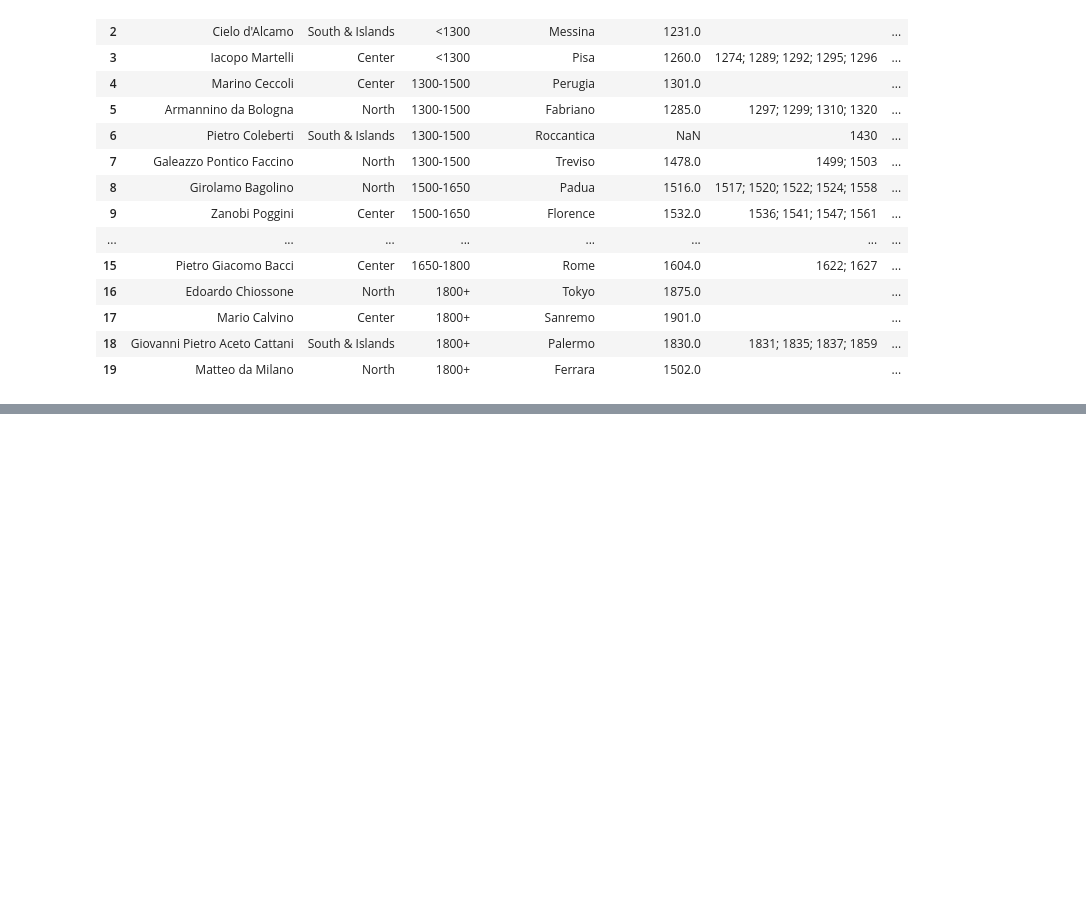
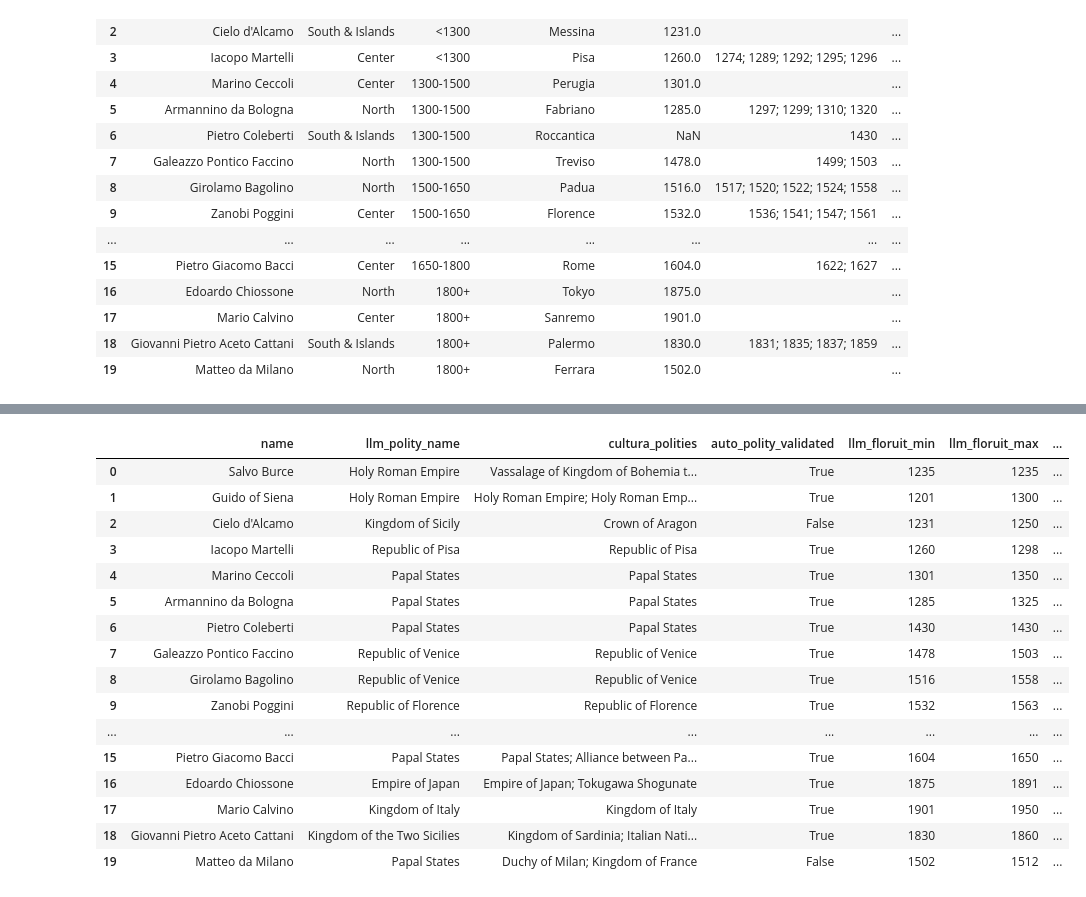
Before and after one commit to charlesdedampierre/cultura_database, a Jupyter notebook: annotations/treccani_validation/1_treccani_floruit_validation.ipynb, the cells around one changed output, grey strips where cells are left out. Cells and saved outputs as stored; diff of their text form; code cells hidden in the pictures; blank space fills up the shorter version.

Commit message:
Add programmatic Cultura comparison (polity match + 50pct floruit rule) with accuracy scores to 20-sample

```diff
--- a/annotations/treccani_validation/1_treccani_floruit_validation.ipynb
+++ b/annotations/treccani_validation/1_treccani_floruit_validation.ipynb
@@ -723,0 +734,63 @@ saved: /Users/charlesdedampierre/Desktop/Rsearch Folder/cultura/cultura_database
+# %%
+qids = list(sample["wikidata_id"])
+db = con.execute("""
+    SELECT wikidata_id,
+           list(DISTINCT polity_id)                 AS cultura_polity_ids,
+           string_agg(DISTINCT polity_name, '; ')   AS cultura_polities
+    FROM individuals_cliopatria
+    WHERE wikidata_id IN (SELECT unnest(?::VARCHAR[]))
+    GROUP BY wikidata_id
+""", [qids]).df().set_index("wikidata_id")
+
+
+def polity_validated(qid):
+    e2 = step2[qid]
+    if qid not in db.index or e2["polity_id"] is None:
+        return False
+    row = db.loc[qid]
+    if int(e2["polity_id"]) in [int(i) for i in row["cultura_polity_ids"]]:
+        return True
+    names = [n.strip().lower() for n in row["cultura_polities"].split(";")]
+    return str(e2["polity_name"]).strip().lower() in names
+
+
+def floruit_validated(qid, db_start, db_end):
+    ys = floruit_years(step1[qid])
+    if not ys or pd.isna(db_start) or pd.isna(db_end):
+        return None
+    ls, le = min(ys), max(ys)
+    inside = ls >= db_start and le <= db_end
+    overlap = max(0, min(le, db_end) - max(ls, db_start) + 1)
+    return bool(inside or overlap >= 0.5 * (le - ls + 1))
+
+
+cmp_rows = []
+for _, row in sample.iterrows():
+    qid = row["wikidata_id"]
+    ys = floruit_years(step1[qid])
+    cmp_rows.append({
+        "wikidata_id": qid,
+        "cultura_polities": db.loc[qid, "cultura_polities"] if qid in db.index else "",
+        "auto_polity_validated": polity_validated(qid),
+        "cultura_floruit_start": row["floruit_period_start"],
+        "cultura_floruit_end": row["floruit_period_end"],
+        "llm_floruit_min": min(ys) if ys else None,
+        "llm_floruit_max": max(ys) if ys else None,
+        "auto_floruit_validated": floruit_validated(
+            qid, row["floruit_period_start"], row["floruit_period_end"]),
+    })
+
+cmp = pd.DataFrame(cmp_rows)
+final = out.merge(cmp, on="wikidata_id")
+assert len(final) == N_TOTAL
+final.to_csv(OUT_PATH, sep="\t", index=False)
+print("saved:", OUT_PATH)
+
+acc_pol = final["auto_polity_validated"].mean()
+acc_flo = final["auto_floruit_validated"].mean()
+print(f"polity accuracy : {final['auto_polity_validated'].sum()}/{len(final)} = {acc_pol:.0%}")
+print(f"floruit accuracy: {final['auto_floruit_validated'].sum()}/{len(final)} = {acc_flo:.0%}")
+final[["name", "llm_polity_name", "cultura_polities", "auto_polity_validated",
+       "llm_floruit_min", "llm_floruit_max", "cultura_floruit_start",
+       "cultura_floruit_end", "auto_floruit_validated"]]
+# %% [output]
@@ -723,0 +800,17 @@ saved: /Users/charlesdedampierre/Desktop/Rsearch Folder/cultura/cultura_database
+|  | name | llm_polity_name | cultura_polities | auto_polity_validated | llm_floruit_min | llm_floruit_max | ... |
+| 0 | Salvo Burce | Holy Roman Empire | Vassalage of Kingdom of Bohemia t... | True | 1235 | 1235 | ... |
+| 1 | Guido of Siena | Holy Roman Empire | Holy Roman Empire; Holy Roman Emp... | True | 1201 | 1300 | ... |
+| 2 | Cielo d'Alcamo | Kingdom of Sicily | Crown of Aragon | False | 1231 | 1250 | ... |
+| 3 | Iacopo Martelli | Republic of Pisa | Republic of Pisa | True | 1260 | 1298 | ... |
+| 4 | Marino Ceccoli | Papal States | Papal States | True | 1301 | 1350 | ... |
+| 5 | Armannino da Bologna | Papal States | Papal States | True | 1285 | 1325 | ... |
+| 6 | Pietro Coleberti | Papal States | Papal States | True | 1430 | 1430 | ... |
+| 7 | Galeazzo Pontico Faccino | Republic of Venice | Republic of Venice | True | 1478 | 1503 | ... |
+| 8 | Girolamo Bagolino | Republic of Venice | Republic of Venice | True | 1516 | 1558 | ... |
+| 9 | Zanobi Poggini | Republic of Florence | Republic of Florence | True | 1532 | 1563 | ... |
+| ... | ... | ... | ... | ... | ... | ... | ... |
+| 15 | Pietro Giacomo Bacci | Papal States | Papal States; Alliance between Pa... | True | 1604 | 1650 | ... |
+| 16 | Edoardo Chiossone | Empire of Japan | Empire of Japan; Tokugawa Shogunate | True | 1875 | 1891 | ... |
+| 17 | Mario Calvino | Kingdom of Italy | Kingdom of Italy | True | 1901 | 1950 | ... |
+| 18 | Giovanni Pietro Aceto Cattani | Kingdom of the Two Sicilies | Kingdom of Sardinia; Italian Nati... | True | 1830 | 1860 | ... |
+| 19 | Matteo da Milano | Papal States | Duchy of Milan; Kingdom of France | False | 1502 | 1512 | ... |
```
Also changed, not shown: parts of 3 cells of this notebook.
